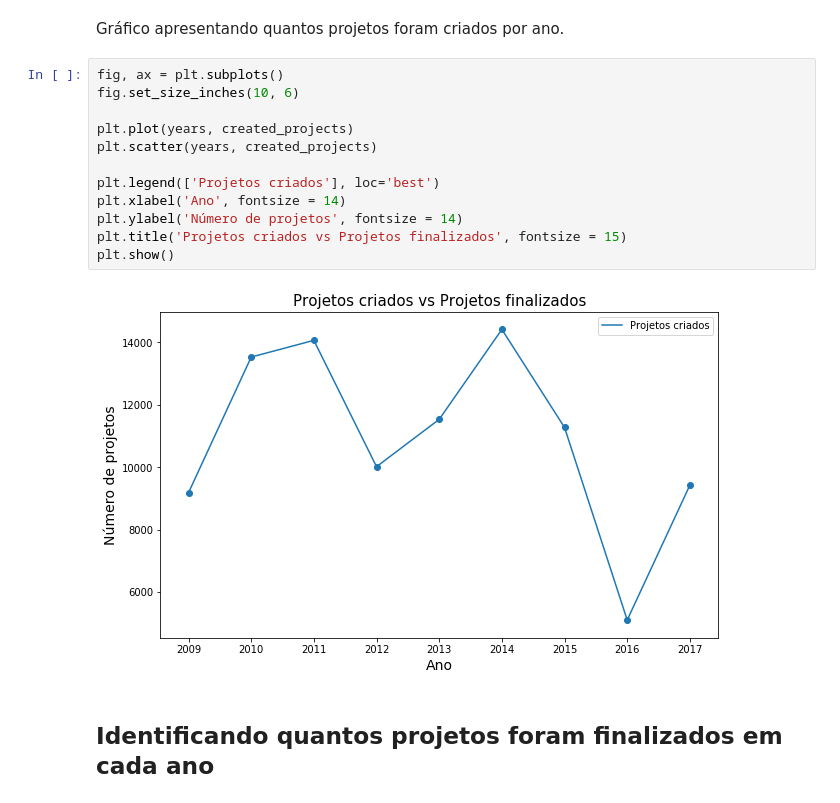
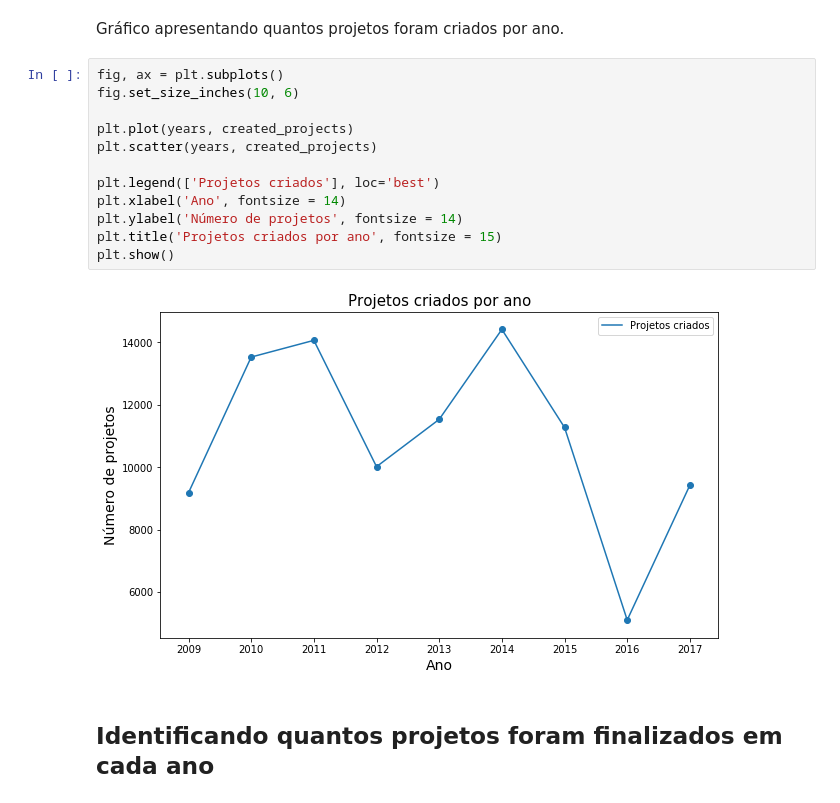
Before and after one commit to lappis-unb/salic-ml, a Jupyter notebook: notebooks/exploratory/created_vs_finished_projects_by_year-v0.1.ipynb, the cells around one changed output. Saved outputs shown, nothing was run; the diff lists cells and outputs as text.

```diff
--- a/notebooks/exploratory/created_vs_finished_projects_by_year-v0.1.ipynb
+++ b/notebooks/exploratory/created_vs_finished_projects_by_year-v0.1.ipynb
@@ -89,17 +92,17 @@ Gráfico apresentando quantos projetos foram criados por ano.
 # %%
 fig, ax = plt.subplots()
 fig.set_size_inches(10, 6)
 
 plt.plot(years, created_projects)
 plt.scatter(years, created_projects)
 
 plt.legend(['Projetos criados'], loc='best')
 plt.xlabel('Ano', fontsize = 14)
 plt.ylabel('Número de projetos', fontsize = 14)
-plt.title('Projetos criados vs Projetos finalizados', fontsize = 15)
+plt.title('Projetos criados por ano', fontsize = 15)
 plt.show()
 # %% [output]
-[figure, old version]
+[figure, new version]
 # %% [markdown]
 ## Identificando quantos projetos foram finalizados em cada ano
 # %% [markdown]
```
Also changed, not shown: parts of 29 cells of this notebook.
